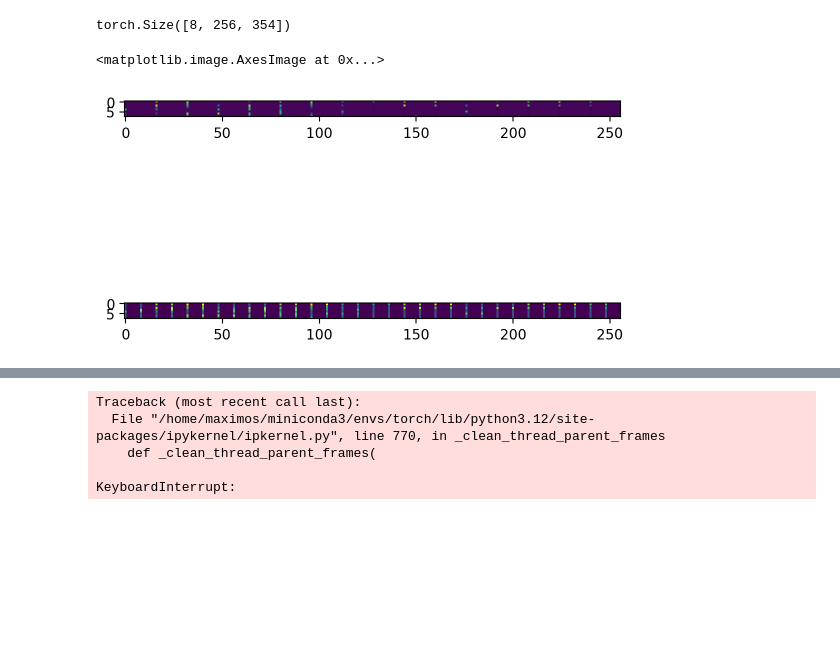
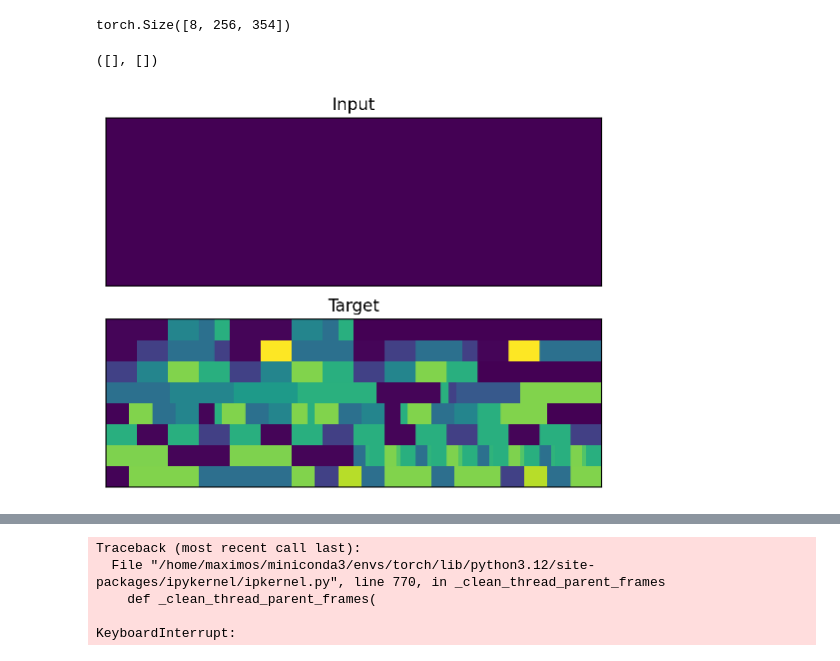
Before and after one commit to maximoskp/MaskedMelHarm, a Jupyter notebook: test_data.ipynb, the cells around one changed output, grey strips where cells are left out. Saved outputs shown, nothing was run; the diff lists cells and outputs as text; code cells hidden in the pictures; blank space fills up the shorter version.

```diff
--- a/test_data.ipynb
+++ b/test_data.ipynb
@@ -85,20 +86,26 @@ import matplotlib.pyplot as plt
 # %%
 mask_token_id = tokenizer.mask_token_id  # <mask> token index
-step_idx = 1
+step_idx = 0
 
 masked_harmony, target = apply_structured_masking(
     batch['input_ids'],
     mask_token_id,
     step_idx,
     batch['time_signature'],
-    incremental=True
+    curriculum_type='no' # 'no', 'random', 'ts_blank', 'ts_incr'
 )
 # print(masked_harmony)
 # print(target)
 plt.subplot(2,1,1)
-plt.imshow(masked_harmony)
+plt.imshow(masked_harmony, aspect='auto')
+plt.title('Input')
+plt.xticks([])
+plt.yticks([])
 plt.subplot(2,1,2)
-plt.imshow(target)
+plt.imshow(target, aspect='auto')
+plt.title('Target')
+plt.xticks([])
+plt.yticks([])
 # %% [output]
-<matplotlib.image.AxesImage at 0x...>
+([], [])
-[figure, old version]
+[figure, new version]
```
Also changed, not shown: parts of 4 cells of this notebook, 1 other file.
